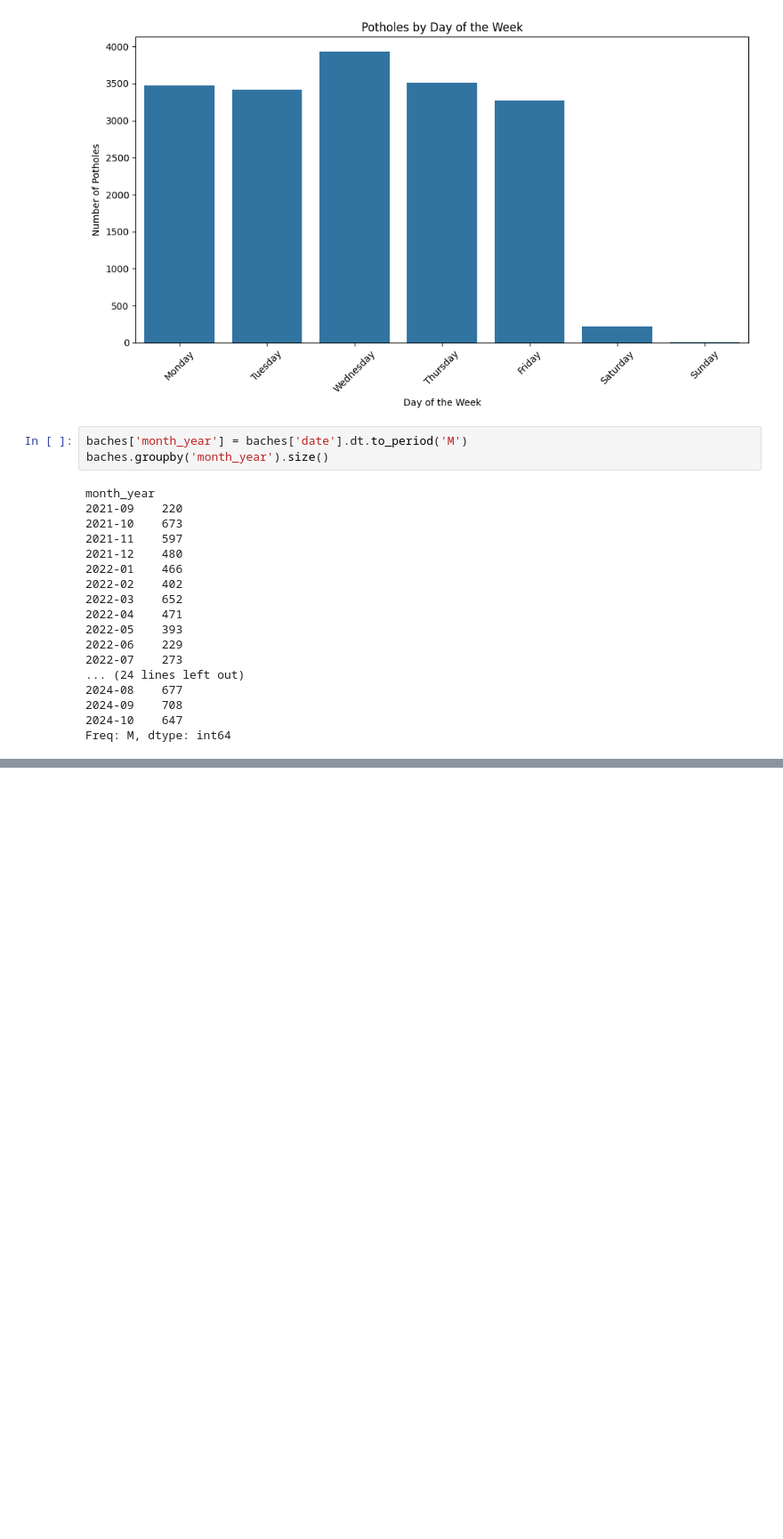
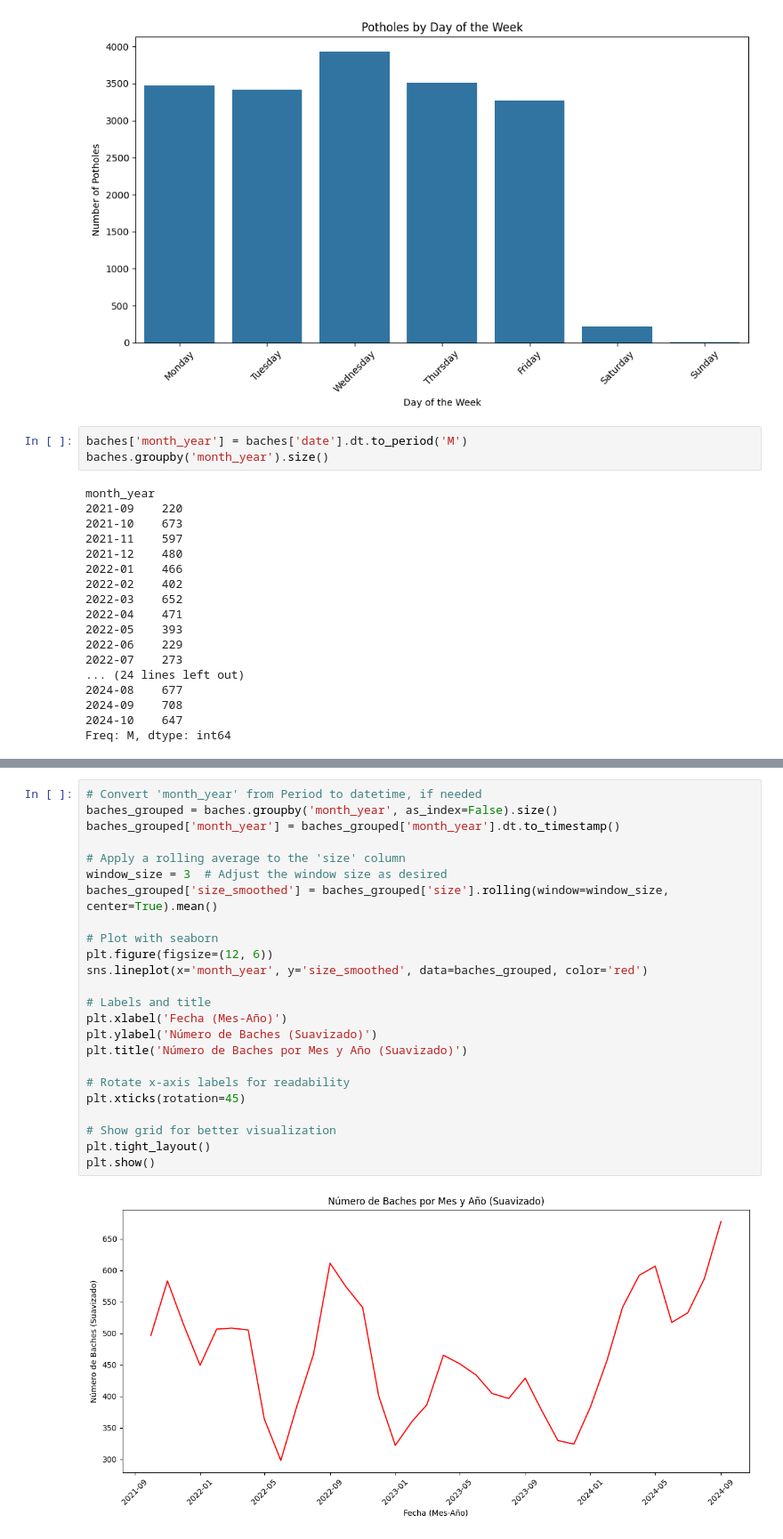
Before and after one commit to BSM-Analytics/proyecto-baches-hmo, a Jupyter notebook: notebooks/3.3_jmsd_an_exp_series_tiempo.ipynb, the cells around one changed output, grey strips where cells are left out. Shown at 89% size. Saved outputs shown, nothing was run; the diff lists cells and outputs as text; blank space fills up the shorter version.

```diff
--- a/notebooks/3.3_jmsd_an_exp_series_tiempo.ipynb
+++ b/notebooks/3.3_jmsd_an_exp_series_tiempo.ipynb
@@ -261,0 +260,26 @@ plt.show()
+# %%
+# Convert 'month_year' from Period to datetime, if needed
+baches_grouped = baches.groupby('month_year', as_index=False).size()
+baches_grouped['month_year'] = baches_grouped['month_year'].dt.to_timestamp()
+
+# Apply a rolling average to the 'size' column
+window_size = 3  # Adjust the window size as desired
+baches_grouped['size_smoothed'] = baches_grouped['size'].rolling(window=window_size, center=True).mean()
+
+# Plot with seaborn
+plt.figure(figsize=(12, 6))
+sns.lineplot(x='month_year', y='size_smoothed', data=baches_grouped, color='red')
+
+# Labels and title
+plt.xlabel('Fecha (Mes-Año)')
+plt.ylabel('Número de Baches (Suavizado)')
+plt.title('Número de Baches por Mes y Año (Suavizado)')
+
+# Rotate x-axis labels for readability
+plt.xticks(rotation=45)
+
+# Show grid for better visualization
+plt.tight_layout()
+plt.show()
+# %% [output]
+[figure, added]
```
Also changed, not shown: parts of 2 cells of this notebook.
